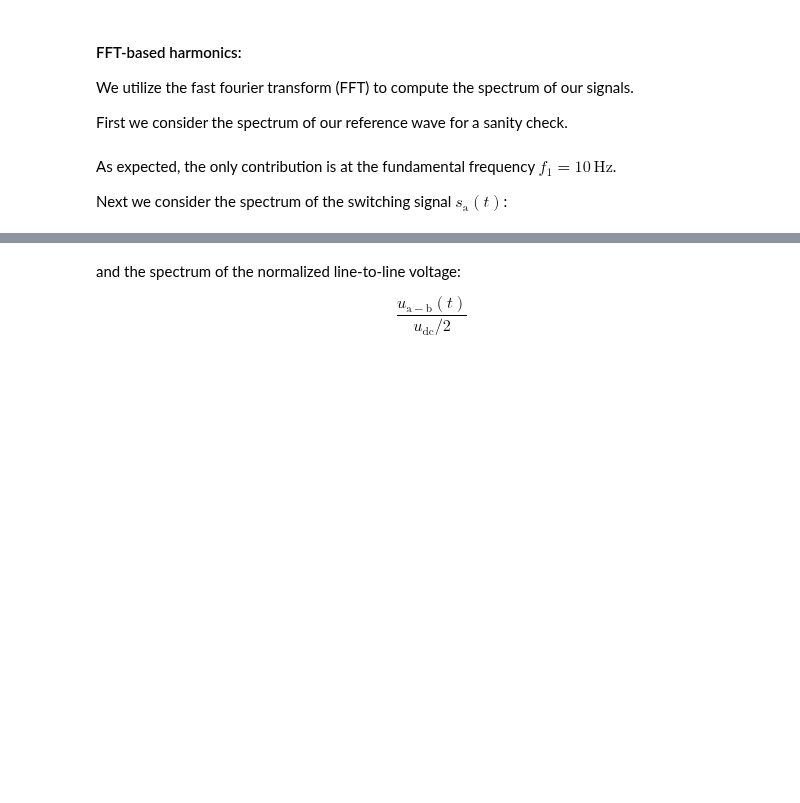
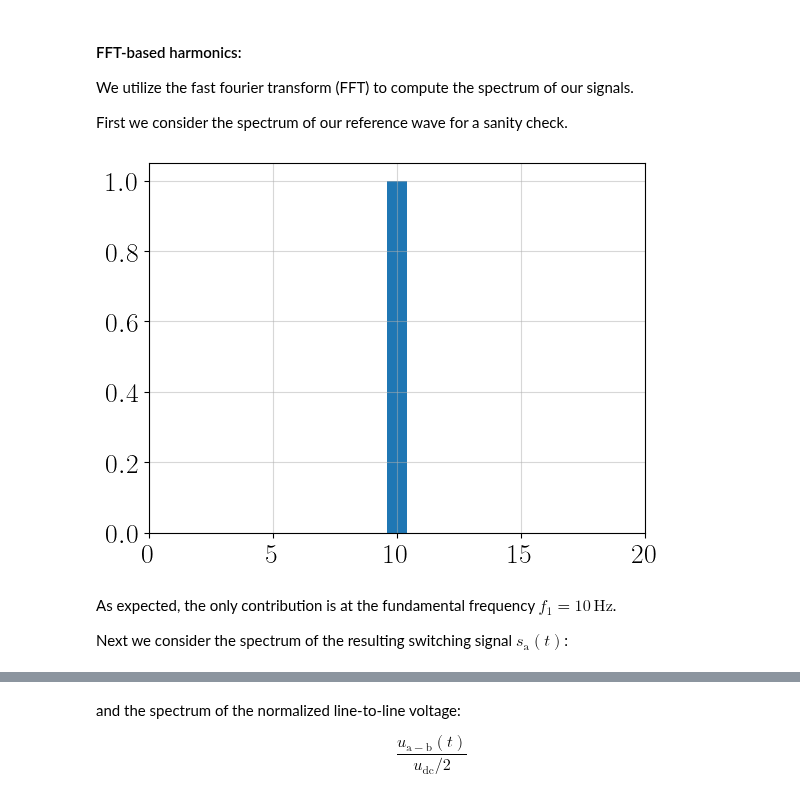
Before and after one commit to IAS-Uni-Siegen/CTPD_course, a Jupyter notebook: interactive_notebooks/inb02/inb02-PWM_extensions.ipynb, the cells around one changed output, grey strips where cells are left out. Saved outputs shown, nothing was run; the diff lists cells and outputs as text; code cells hidden in the pictures; blank space fills up the shorter version.

```diff
--- a/interactive_notebooks/inb02/inb02-PWM_extensions.ipynb
+++ b/interactive_notebooks/inb02/inb02-PWM_extensions.ipynb
@@ -68,15 +74,18 @@ First we consider the spectrum of our reference wave for a sanity check.
 # %%
 # test FFT settings on single sine wave:
 spectrum = jnp.abs(jnp.fft.rfft(s_ref_t[..., 0], axis=0))
 freqs = jnp.fft.rfftfreq(N, d=1/f_sampling)
 amps  = (2 / N) * jnp.abs(spectrum)
 
 plt.bar(freqs[:150], amps[:150])
+plt.grid(alpha=0.5)
 plt.xlim(0, 20)
 plt.show()
+# %% [output]
+[figure, added]
 # %% [markdown]
 As expected, the only contribution is at the fundamental frequency $f_1 = 10 \, \mathrm{Hz}$.
 
-Next we consider the spectrum of the switching signal $s_\mathrm{a}(t)$:
+Next we consider the spectrum of the resulting switching signal $s_\mathrm{a}(t)$:
 # %%
 plot_fft_spectrum(s_t[..., 0], f_sampling, N, f_fundamental)
```
Also changed, not shown: parts of 30 cells of this notebook, 1 other file.
